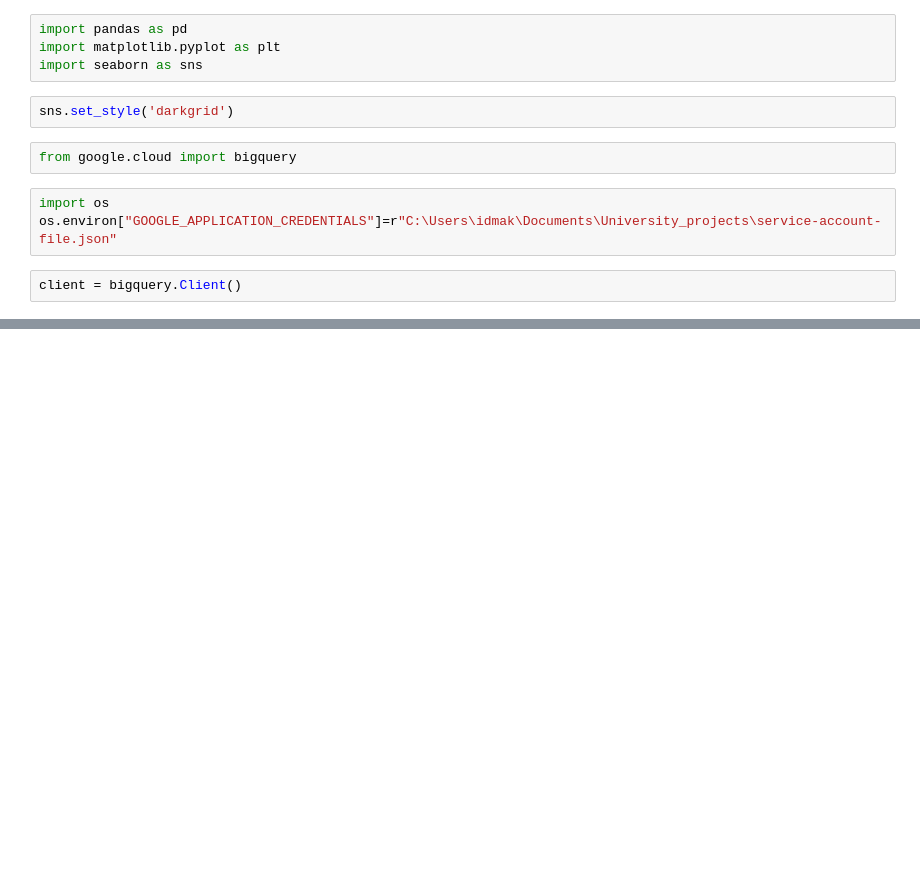
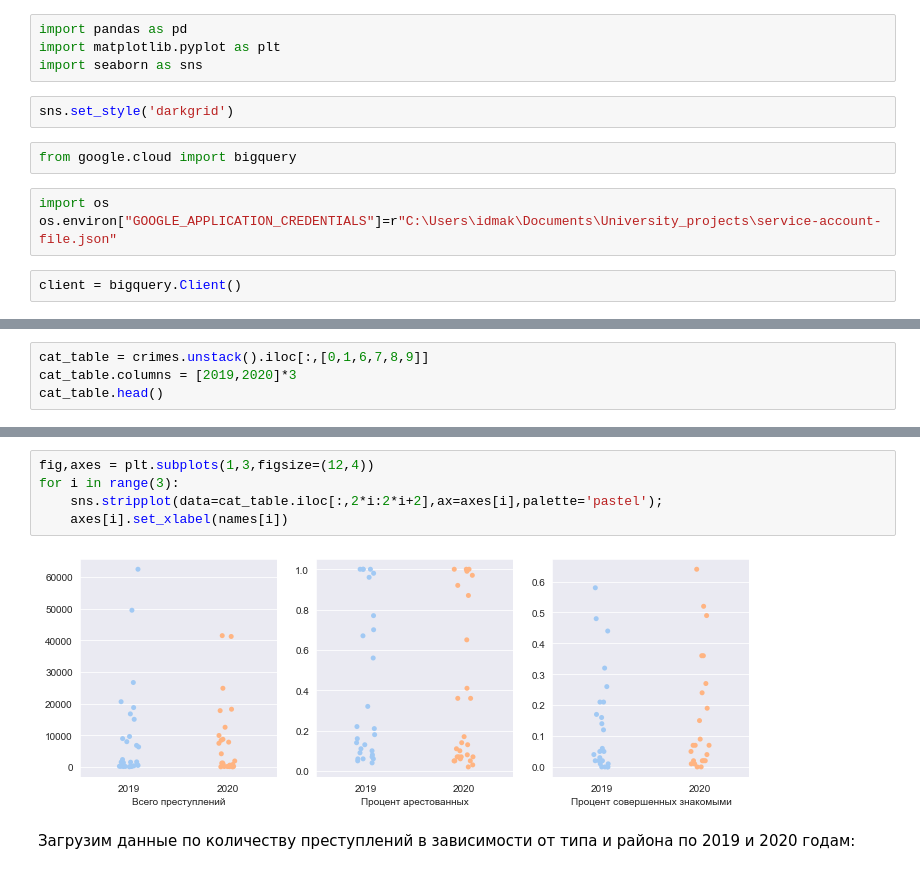
Before and after one commit to idmak/spbu_crime_analysis, a Jupyter notebook: Chicago/ChicagoCrime.ipynb, the cells around one changed output, grey strips where cells are left out. Drawn from its saved outputs; the diff is of its cells as text; blank space fills up the shorter version.

```diff
--- a/Chicago/ChicagoCrime.ipynb
+++ b/Chicago/ChicagoCrime.ipynb
@@ -117,0 +122,4 @@ plt.savefig("ch-year-count")
+# %%
+cat_table = crimes.unstack().iloc[:,[0,1,6,7,8,9]]
+cat_table.columns = [2019,2020]*3
+cat_table.head()
@@ -117,0 +134,9 @@ plt.savefig("ch-year-count")
+# %%
+fig,axes = plt.subplots(1,3,figsize=(12,4))
+for i in range(3):
+    sns.stripplot(data=cat_table.iloc[:,2*i:2*i+2],ax=axes[i],palette='pastel');
+    axes[i].set_xlabel(names[i])
+# %% [output]
+[figure, added]
+# %% [markdown]
+Загрузим данные по количеству преступлений в зависимости от типа и района по 2019 и 2020 годам:
```
Also changed, not shown: parts of 90 cells of this notebook.
